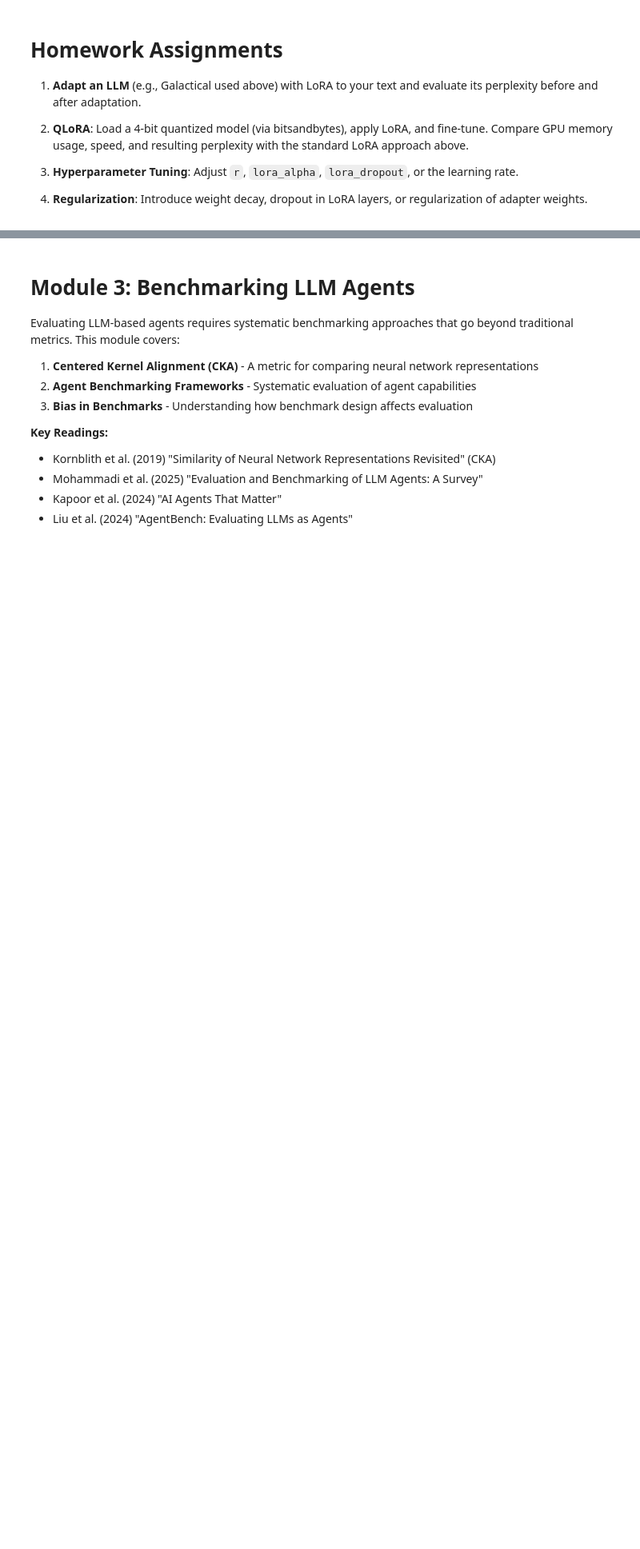
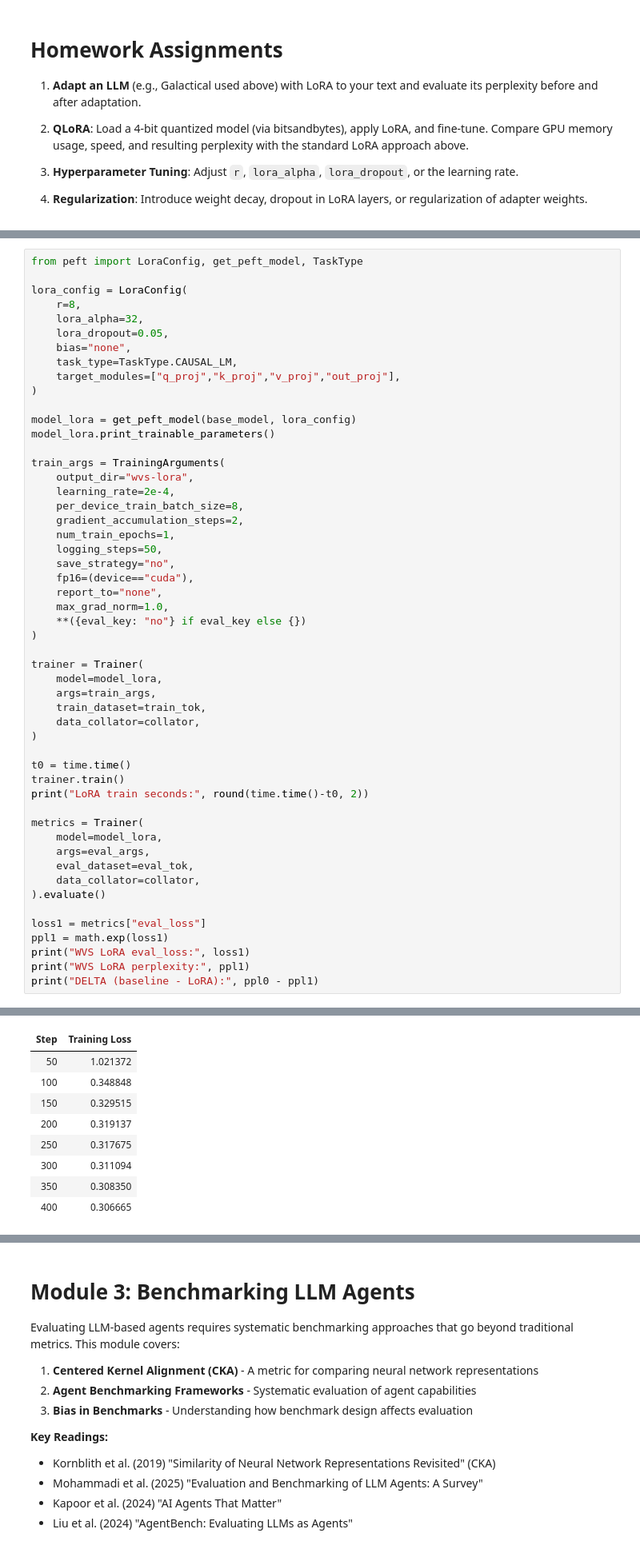
Before and after one commit to cfbc-a25/github-starter-course, a Jupyter notebook: Tutorials-Homework_Notebooks/Week_5_2026.ipynb, the cells around one changed output, grey strips where cells are left out. Shown at 80% size. Cells and saved outputs as stored; diff of their text form; blank space fills up the shorter version.

```diff
--- a/Tutorials-Homework_Notebooks/Week_5_2026.ipynb
+++ b/Tutorials-Homework_Notebooks/Week_5_2026.ipynb
@@ -1287,0 +1896,53 @@ print(f"Validation Perplexity: {val_ppl:.2f}")
+# %%
+from peft import LoraConfig, get_peft_model, TaskType
+
+lora_config = LoraConfig(
+    r=8,
+    lora_alpha=32,
+    lora_dropout=0.05,
+    bias="none",
+    task_type=TaskType.CAUSAL_LM,
+    target_modules=["q_proj","k_proj","v_proj","out_proj"],
+)
+
+model_lora = get_peft_model(base_model, lora_config)
+model_lora.print_trainable_parameters()
+
+train_args = TrainingArguments(
+    output_dir="wvs-lora",
+    learning_rate=2e-4,
+    per_device_train_batch_size=8,
+    gradient_accumulation_steps=2,
+    num_train_epochs=1,
+    logging_steps=50,
+    save_strategy="no",
+    fp16=(device=="cuda"),
+    report_to="none",
+    max_grad_norm=1.0,
+    **({eval_key: "no"} if eval_key else {})
+)
+
+trainer = Trainer(
+    model=model_lora,
+    args=train_args,
+    train_dataset=train_tok,
+    data_collator=collator,
+)
+
+t0 = time.time()
+trainer.train()
+print("LoRA train seconds:", round(time.time()-t0, 2))
+
+metrics = Trainer(
+    model=model_lora,
+    args=eval_args,
+    eval_dataset=eval_tok,
+    data_collator=collator,
+).evaluate()
+
+loss1 = metrics["eval_loss"]
+ppl1 = math.exp(loss1)
+print("WVS LoRA eval_loss:", loss1)
+print("WVS LoRA perplexity:", ppl1)
+print("DELTA (baseline - LoRA):", ppl0 - ppl1)
+# %% [output]
@@ -1287,0 +1951,9 @@ print(f"Validation Perplexity: {val_ppl:.2f}")
+| Step | Training Loss |
+| 50 | 1.021372 |
+| 100 | 0.348848 |
+| 150 | 0.329515 |
+| 200 | 0.319137 |
+| 250 | 0.317675 |
+| 300 | 0.311094 |
+| 350 | 0.308350 |
+| 400 | 0.306665 |
```
Also changed, not shown: parts of 78 cells of this notebook.
